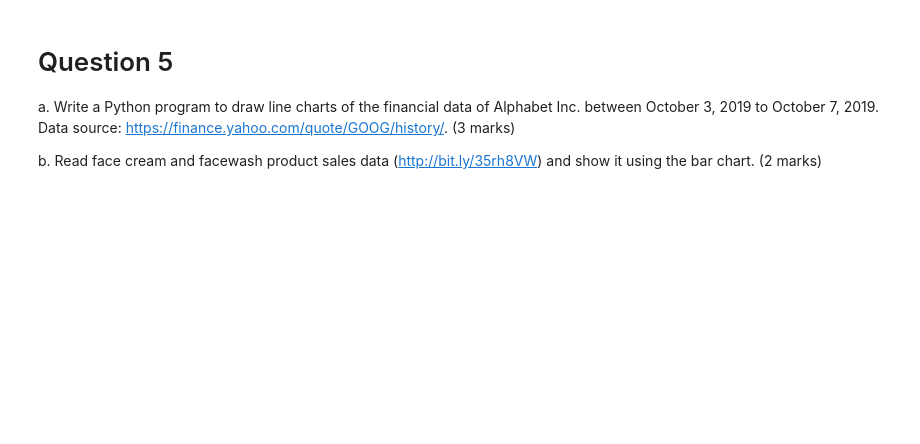
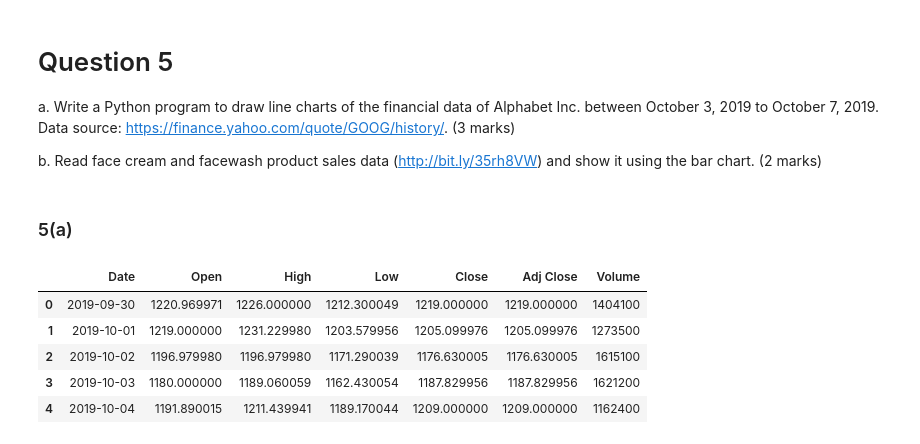
Before and after one commit to koayst/rp_python, a Jupyter notebook: TIPPAAI_P4DS_Koay_Seng_Tian.ipynb, the cells around one changed output. Drawn from its saved outputs; the diff is of its cells as text; code cells hidden in the pictures; blank space fills up the shorter version.

```diff
--- a/TIPPAAI_P4DS_Koay_Seng_Tian.ipynb
+++ b/TIPPAAI_P4DS_Koay_Seng_Tian.ipynb
@@ -317,3 +325,32 @@ plt.axis('off')
 a. Write a Python program to draw line charts of the financial data of Alphabet Inc. between October 3, 2019 to October 7, 2019. Data source: https://finance.yahoo.com/quote/GOOG/history/.  (3 marks)
 
 b. Read face cream and facewash product sales data (http://bit.ly/35rh8VW) and show it using the bar chart. (2 marks)
+# %% [markdown]
+### 5(a)
+# %%
+#Part(a) of Question 5
+
+import pandas as pd
+import matplotlib.pyplot as plt
+
+import numpy as np
+
+# the file was downloaded from
+# https://finance.yahoo.com/quote/GOOG/history/
+# and stored in local drive
+# datasets: Google = 30 Sept 2019 to 01 Nov 2019
+Downloaded_Google_CSV = 'GOOG_30092019_01112019.csv'
+
+try:
+    df = pd.read_csv(Downloaded_Google_CSV)
+except FileNotFoundError as err:
+    print('File not found!')
+else:
+    df.head()
+# %% [output]
+|  | Date | Open | High | Low | Close | Adj Close | Volume |
+| 0 | 2019-09-30 | 1220.969971 | 1226.000000 | 1212.300049 | 1219.000000 | 1219.000000 | 1404100 |
+| 1 | 2019-10-01 | 1219.000000 | 1231.229980 | 1203.579956 | 1205.099976 | 1205.099976 | 1273500 |
+| 2 | 2019-10-02 | 1196.979980 | 1196.979980 | 1171.290039 | 1176.630005 | 1176.630005 | 1615100 |
+| 3 | 2019-10-03 | 1180.000000 | 1189.060059 | 1162.430054 | 1187.829956 | 1187.829956 | 1621200 |
+| 4 | 2019-10-04 | 1191.890015 | 1211.439941 | 1189.170044 | 1209.000000 | 1209.000000 | 1162400 |
```
Also changed, not shown: parts of 11 cells of this notebook, 1 other file.
